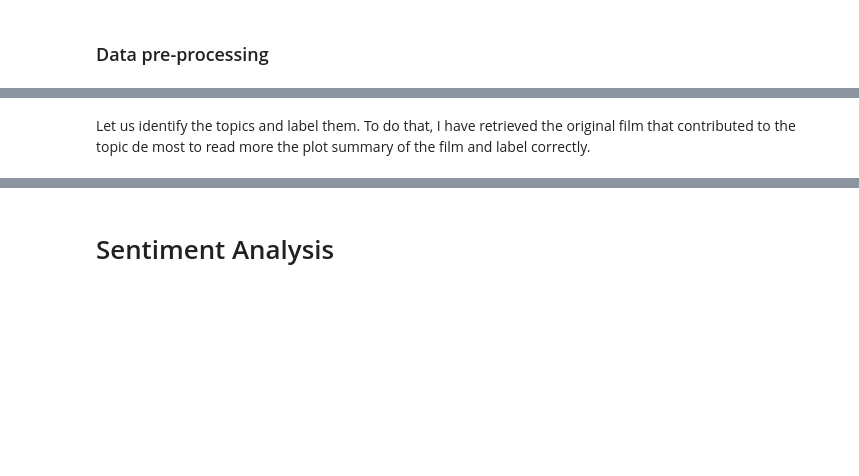
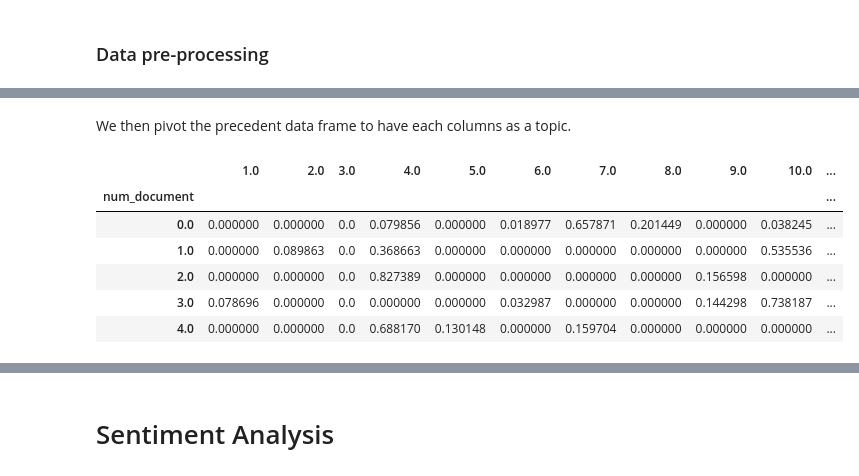
Before and after one commit to epfl-ada/ada-2022-project-badaboom, a Jupyter notebook: P2.ipynb, the cells around one changed output, grey strips where cells are left out. Drawn from its saved outputs; the diff is of its cells as text; code cells hidden in the pictures; blank space fills up the shorter version.

Commit message:
topic detection cleaned

```diff
--- a/P2.ipynb
+++ b/P2.ipynb
@@ -848,6 +848,6 @@ american_summaries = summaries[summaries['wikipedia_movie_id'].isin(cut_american
 american_summaries = american_summaries.reset_index(drop = True)
 american_summaries.head()
 # %%
-summaries_2 = pd.concat([indian_summaries, american_summaries], ignore_index=True)
+summaries_topic = pd.concat([indian_summaries, american_summaries], ignore_index=True)
 
-summaries_2.head()
+summaries_topic.head()
@@ -922,0 +929,3 @@ summaries_words = list(sent_to_words(summaries_2['summaries']))
+# %%
+#Transform into lowercase tokens and removing punctuations
+summaries_words = list(sent_to_words(summaries_topic['summaries']))
@@ -928,19 +938,21 @@ bigram = gensim.models.Phrases(summaries_words, min_count=15, threshold=100) # h
 bigram_mod = gensim.models.phrases.Phraser(bigram)
 # %%
-# Define functions for stopwords, bigrams, trigrams and lemmatization
+# Define functions for stopwords, bigrams and lemmatization
 
 # Initialize spacy 'en' model, keeping only tagger component (for efficiency)
 # python3 -m spacy download en
 nlp = spacy.load('en_core_web_sm', disable=['parser', 'ner'])
 
+#Remove the stopwords in the summaries data
 def remove_stopwords(texts):
     return [[word for word in simple_preprocess(str(doc)) if word not in stop_words] for doc in texts]
 
+#Make the bigrams out of the summaries data
 def make_bigrams(texts):
     return [bigram_mod[doc] for doc in texts]
 
+#Lemmatize the summaries keeping only nouns, ajdectives, verbs and adverbs (ref: https://spacy.io/api/annotation)
 def lemmatization(texts, allowed_postags=['NOUN', 'ADJ', 'VERB', 'ADV']):
-    """https://spacy.io/api/annotation"""
     texts_out = []
     for sent in texts:
         doc = nlp(" ".join(sent))
@@ -1041,21 +1086,21 @@ pyLDAvis.save_html(data, 'lda.html')
 # %%
 def format_topics_sentences(ldamodel=optimal_model, corpus=corpus):
-    # Init output
+    # Initialize the output
     sent_topics_df = pd.DataFrame()
 
-    # Get main topic in each document
+    # Get the number of topic, percentage of contribution and number the document for each summaries (document)
     for i, row in enumerate(ldamodel[corpus]):
-        row = sorted(row, key=lambda x: (x[1]), reverse=True)
-        # Get the Dominant topic, Perc Contribution and Keywords for each document
+
         for j, (topic_num, prop_topic) in enumerate(row):
-                wp = ldamodel.show_topic(topic_num)
-                topic_keywords = ", ".join([word for word, prop in wp])
-                sent_topics_df = sent_topics_df.append(pd.Series([int(topic_num+1), round(prop_topic,6), int(i)]), ignore_index=True)
-    sent_topics_df.columns = ['Num_Topic', 'topic_perc_contrib','Num_Document']
+
+            # Here we append topic_num + 1 to number to match each topics accordingly to pLDAvis' graph
+            sent_topics_df = sent_topics_df.append(pd.Series([int(topic_num+1), round(prop_topic,6), int(i)]), ignore_index=True)
+
+    sent_topics_df.columns = ['num_topic', 'topic_perc_contrib','num_document']
 
     return(sent_topics_df)
 
 sent_topics_df = format_topics_sentences(ldamodel=optimal_model, corpus=corpus)
 
-# Show
+# Show the documents and their topic contribution
 sent_topics_df.head(10)
@@ -1062,14 +1119,23 @@ sent_topics_df.head(10)
+# %% [markdown]
+We then pivot the precedent data frame to have each columns as a topic.
 # %%
 df_topics = sent_topics_df.copy()
 
-df_topics.columns = ['num_topic', 'topic_perc_contrib','num_document']
-
+# Pivot the data frame
 df_topics = df_topics.pivot(index = 'num_document', columns='num_topic', values='topic_perc_contrib')
 
+# Replace every nan to 0 to interpret this a zero contribution to the topic
 df_topics = df_topics.replace(np.nan, 0)
 
-df_topics = df_topics.join(summaries_2)
+# Finally, join with the summaries to have the wikipedia id and the original text of the summaries
+df_topics = df_topics.join(summaries_topic)
 
 df_topics.head()
+# %% [output]
+|  | 1.0 | 2.0 | 3.0 | 4.0 | 5.0 | 6.0 | 7.0 | 8.0 | 9.0 | 10.0 | ... |
+| num_document |  |  |  |  |  |  |  |  |  |  | ... |
+| 0.0 | 0.000000 | 0.000000 | 0.0 | 0.079856 | 0.000000 | 0.018977 | 0.657871 | 0.201449 | 0.000000 | 0.038245 | ... |
+| 1.0 | 0.000000 | 0.089863 | 0.0 | 0.368663 | 0.000000 | 0.000000 | 0.000000 | 0.000000 | 0.000000 | 0.535536 | ... |
+| 2.0 | 0.000000 | 0.000000 | 0.0 | 0.827389 | 0.000000 | 0.000000 | 0.000000 | 0.000000 | 0.156598 | 0.000000 | ... |
+| 3.0 | 0.078696 | 0.000000 | 0.0 | 0.000000 | 0.000000 | 0.032987 | 0.000000 | 0.000000 | 0.144298 | 0.738187 | ... |
+| 4.0 | 0.000000 | 0.000000 | 0.0 | 0.688170 | 0.130148 | 0.000000 | 0.159704 | 0.000000 | 0.000000 | 0.000000 | ... |
-# %% [markdown]
-Let us identify the topics and label them. To do that, I have retrieved the original film that contributed to the topic de most to read more the plot summary of the film and label correctly.
```
Also changed, not shown: parts of 40 cells of this notebook.
